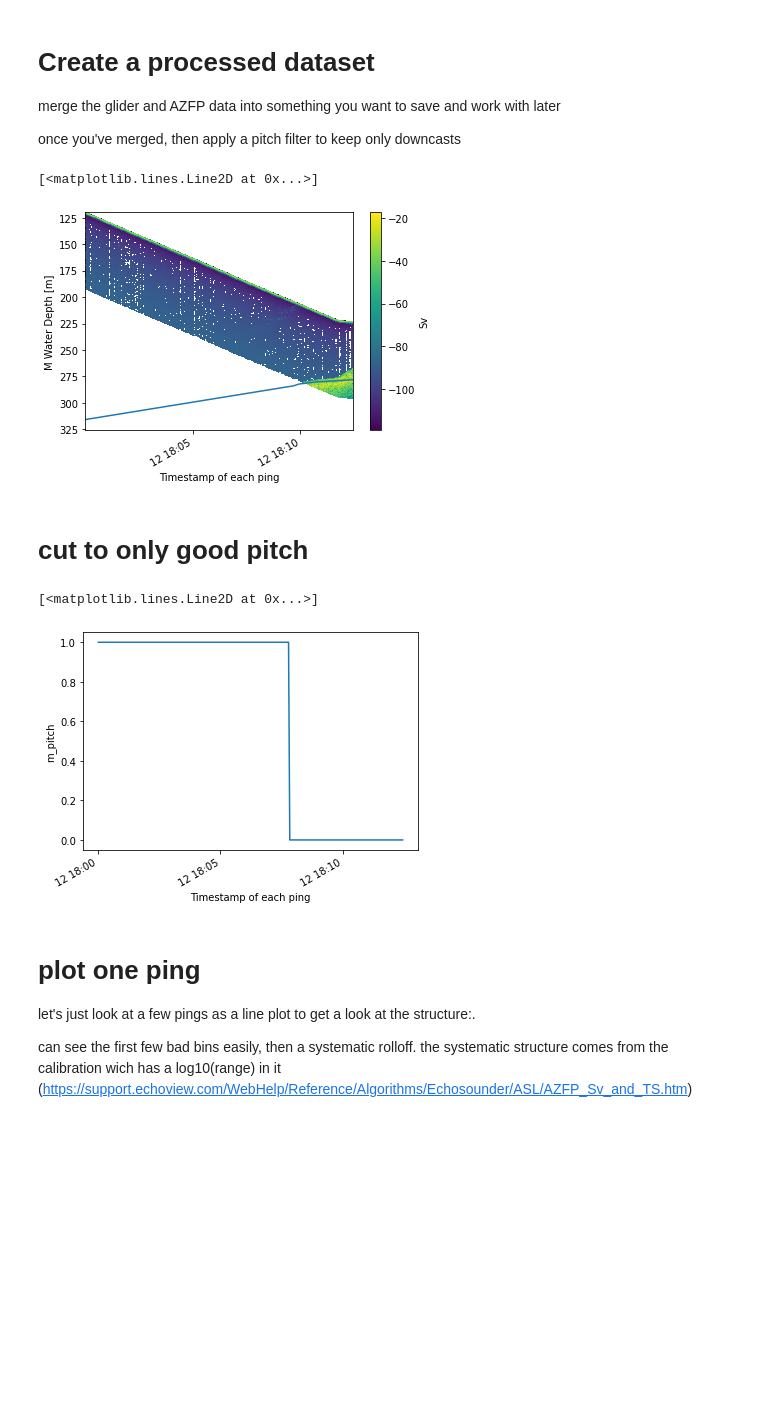
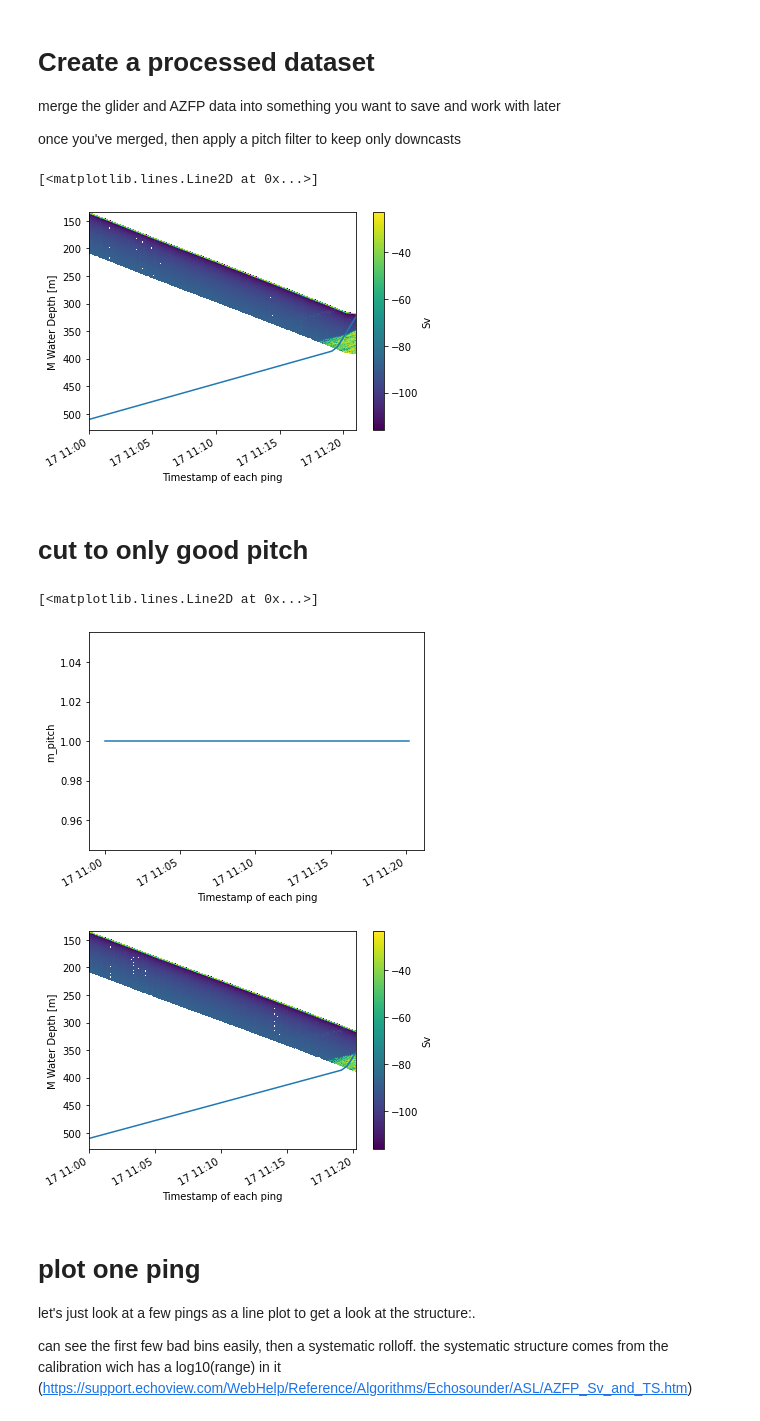
Before and after one commit to nlbeaird/glider_acoustics, a Jupyter notebook: glider_azfp_data_integration.ipynb, the cells around one changed output. Saved outputs shown, nothing was run; the diff lists cells and outputs as text; code cells hidden in the pictures; blank space fills up the shorter version.

```diff
--- a/glider_azfp_data_integration.ipynb
+++ b/glider_azfp_data_integration.ipynb
@@ -49,7 +49,8 @@ response="nc",
 
 #two different deployements
 # dataID_ross = 'ru32-20180109T0531-profile-sci-delayed'
-dataID_palmer = 'ru32-20190102T1317-profile-sci-rt' # this is what we should use
+# dataID_palmer = 'ru32-20190102T1317-profile-sci-rt' # this is what we should use
+dataID_palmer = 'ru32-20190102T1317-profile-sci-delayed'
 
 # get the science data:
 e.dataset_id = dataID_palmer
@@ -77,7 +78,9 @@ response="nc",
 )
 
 
-dataID_palmerR = dataID_palmer[:-14] + 'trajectory-raw-rt'
+# dataID_palmerR = dataID_palmer[:-14] + 'trajectory-raw-rt'
+
+dataID_palmerR = dataID_palmer.replace('profile-sci', 'trajectory-raw')
 
 # get some of the raw data:
 e2.dataset_id = dataID_palmerR
@@ -106,18 +109,18 @@ gds['bottom_depth'] = gds_raw.m_water_depth.interp_like(gds, method='nearest')
 Later, this all should go in a loop, or get a big procced file
 # %%
 # identify a file you want
-# fname = '19011711' # sees  the bottom
+fname = '19011711' # sees  the bottom
 # fname = '19010212' # I think this is before the glider was put in water
 # fname = '19011717'
 # fname = 19011721.01A # fails because no CTD data in overlap - probably RT problem
-# fname = '19010219'
+# fname = '19010218'
 
 path_to_raw = './data/'
 
 # alternativly, pick a random file
 all_files = glob.glob(path_to_raw+'*.01A')
 # a random file from the list (got to remove path and extention)
-fname = random.choice(all_files)[7:-4]
+# fname = random.choice(all_files)[7:-4]
 
 # path to the 'fake' calibration file
 calib_file = './data/NLB_test.XML'
@@ -380,20 +384,26 @@ ds.bottom_depth.plot()
 # ds
 # %% [output]
 [<matplotlib.lines.Line2D at 0x...>]
-[figure, old version]
+[figure, new version]
 # %% [markdown]
 # cut to only good pitch
 # %%
 inds = (ds.m_pitch*180/np.pi < -15) & (ds.m_pitch*180/np.pi > -30)
 
 ds = ds.where(inds, drop=True)
 
 inds.plot()
 
+plt.figure()
+
+ds.Sv[0,:,:].plot(x="ping_time", y="bin_depths", yincrease=False)
+ds.bottom_depth.plot()
+
 # ds
 # %% [output]
 [<matplotlib.lines.Line2D at 0x...>]
-[figure, old version]
+[figure, new version]
+[figure, added]
 # %% [markdown]
 # plot one ping
 
```
Also changed, not shown: parts of 9 cells of this notebook, 2 other files.
